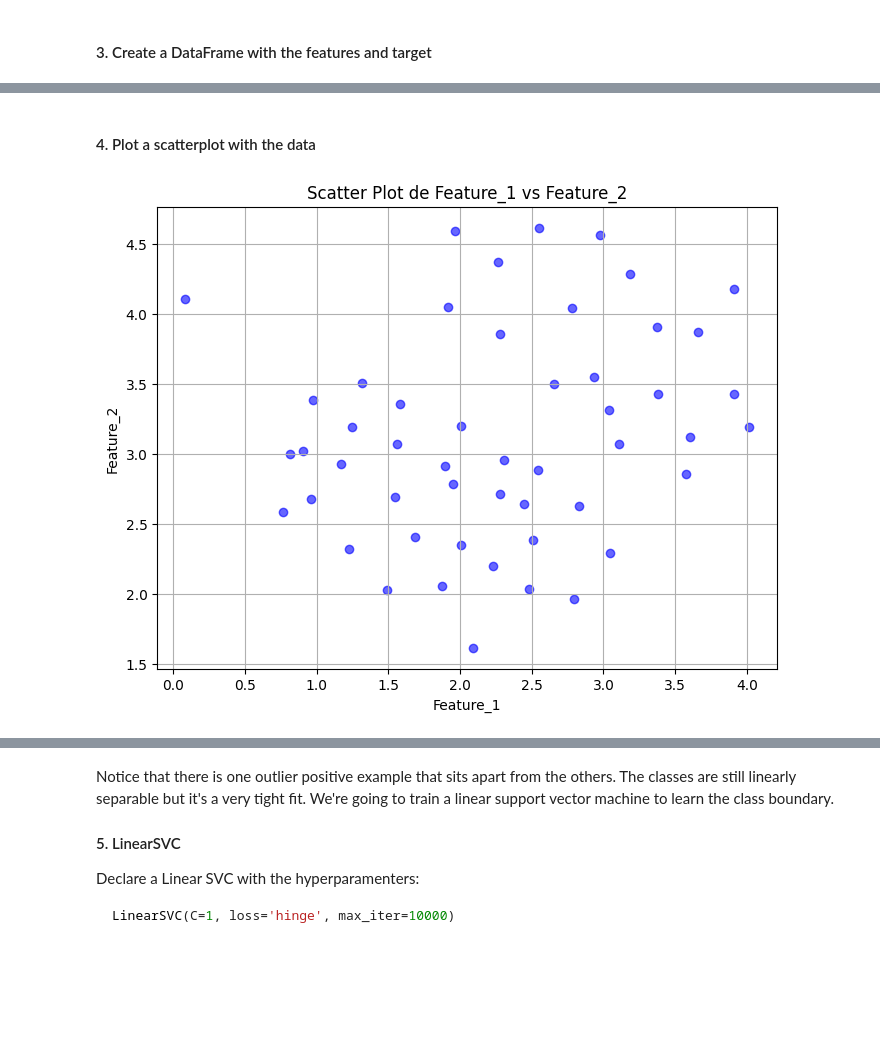
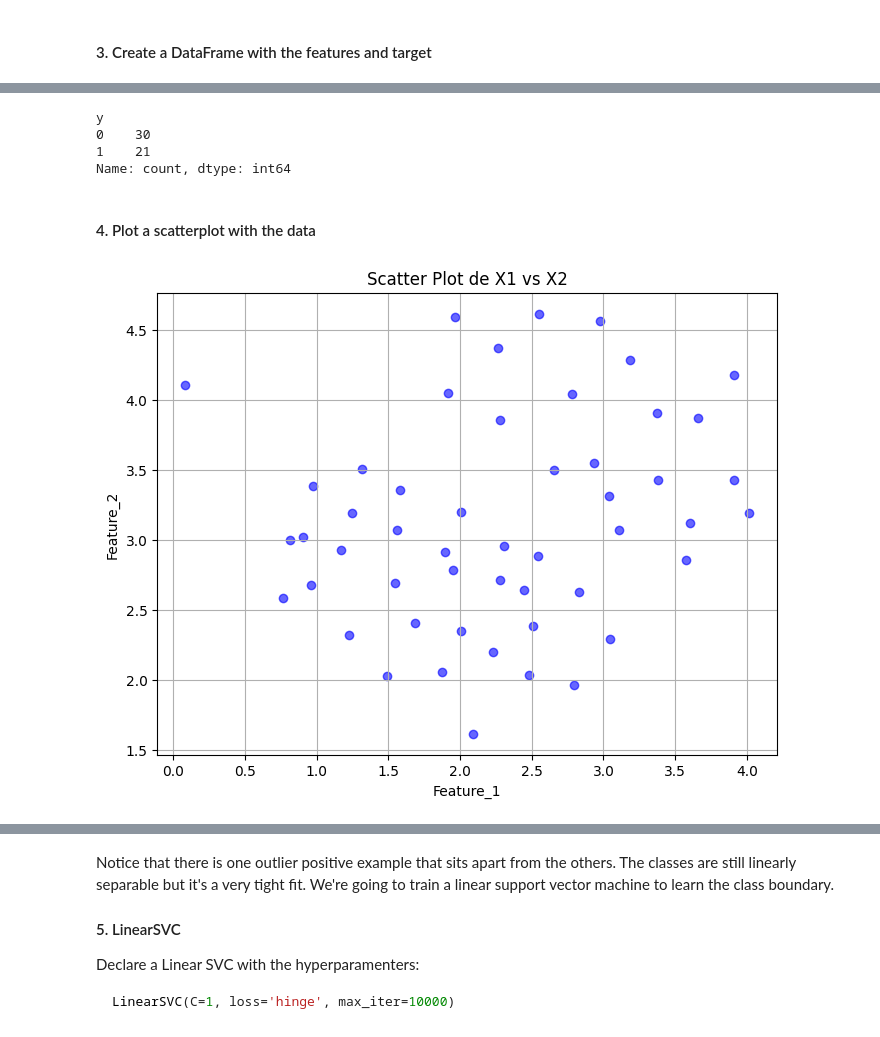
Before and after one commit to ana-macias/PRUEBA, a Jupyter notebook: 3-Machine_Learning/1-Supervisado/4-RegorClass/8-SVM/ejercicios/Ejercicios_SVM.ipynb, the cells around one changed output, grey strips where cells are left out. Cells and saved outputs as stored; diff of their text form; code cells hidden in the pictures; blank space fills up the shorter version.

```diff
--- a/3-Machine_Learning/1-Supervisado/4-RegorClass/8-SVM/ejercicios/Ejercicios_SVM.ipynb
+++ b/3-Machine_Learning/1-Supervisado/4-RegorClass/8-SVM/ejercicios/Ejercicios_SVM.ipynb
@@ -52,6 +56,7 @@ data1
 X = data1['X']
 
 # Convertir a DataFrame
-df = pd.DataFrame(X, columns=['Feature_1', 'Feature_2'])
+df = pd.DataFrame(X, columns=['X1', 'X2'])
+df ['y'] = data1 ['y']
 df
 # %% [output]
@@ -75,12 +105,19 @@ df
+# %%
+df['y'].value_counts()
+# %% [output]
+y
+0    30
+1    21
+Name: count, dtype: int64
 # %% [markdown]
 #### 4. Plot a scatterplot with the data
 # %%
 plt.figure(figsize=(8, 6))
-plt.scatter(df['Feature_1'], df['Feature_2'], color='blue', alpha=0.6)
-plt.title('Scatter Plot de Feature_1 vs Feature_2')
+plt.scatter(df['X1'], df['X2'], color='blue', alpha=0.6)
+plt.title('Scatter Plot de X1 vs X2')
 plt.xlabel('Feature_1')
 plt.ylabel('Feature_2')
 plt.grid(True)
 plt.show()
 # %% [output]
-[figure, old version]
+[figure, new version]
```
Also changed, not shown: parts of 35 cells of this notebook.
